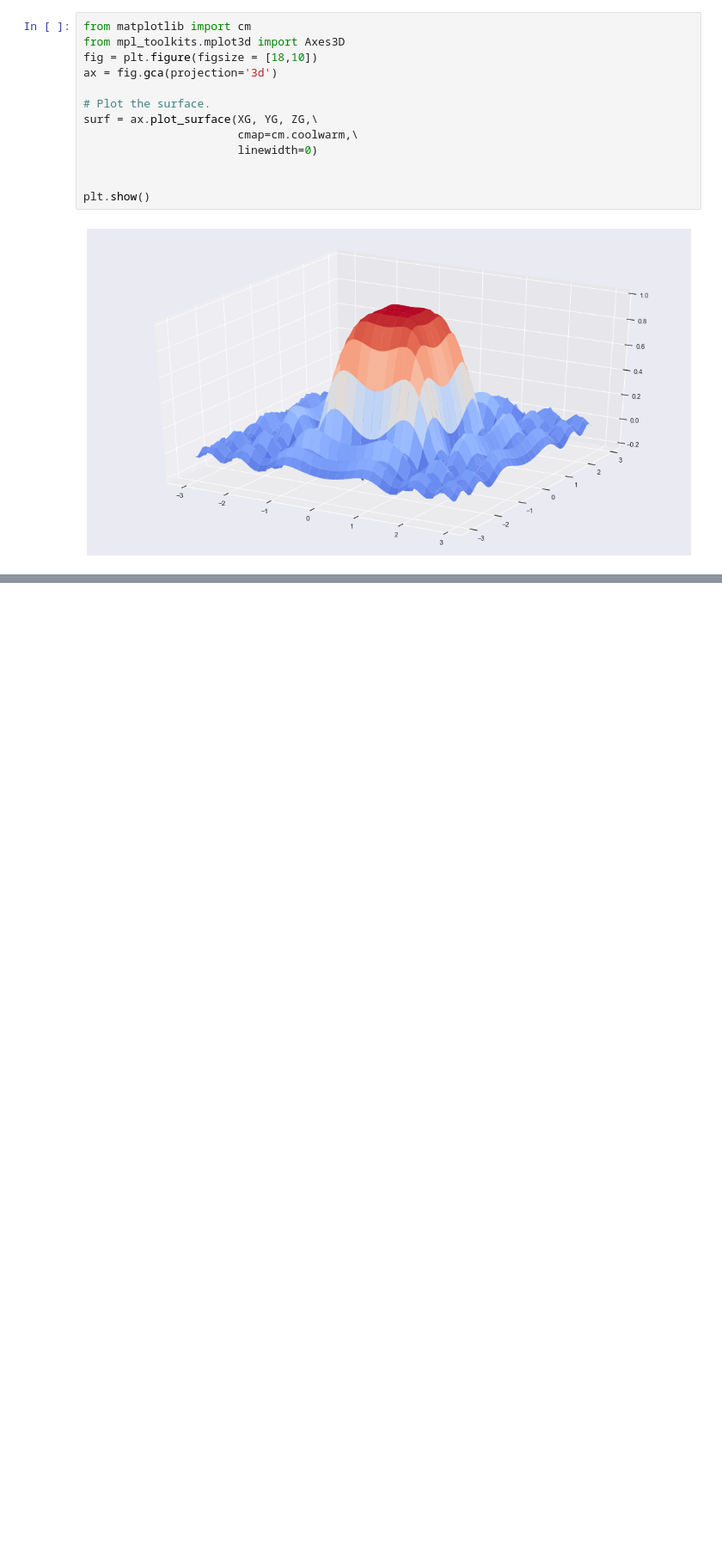
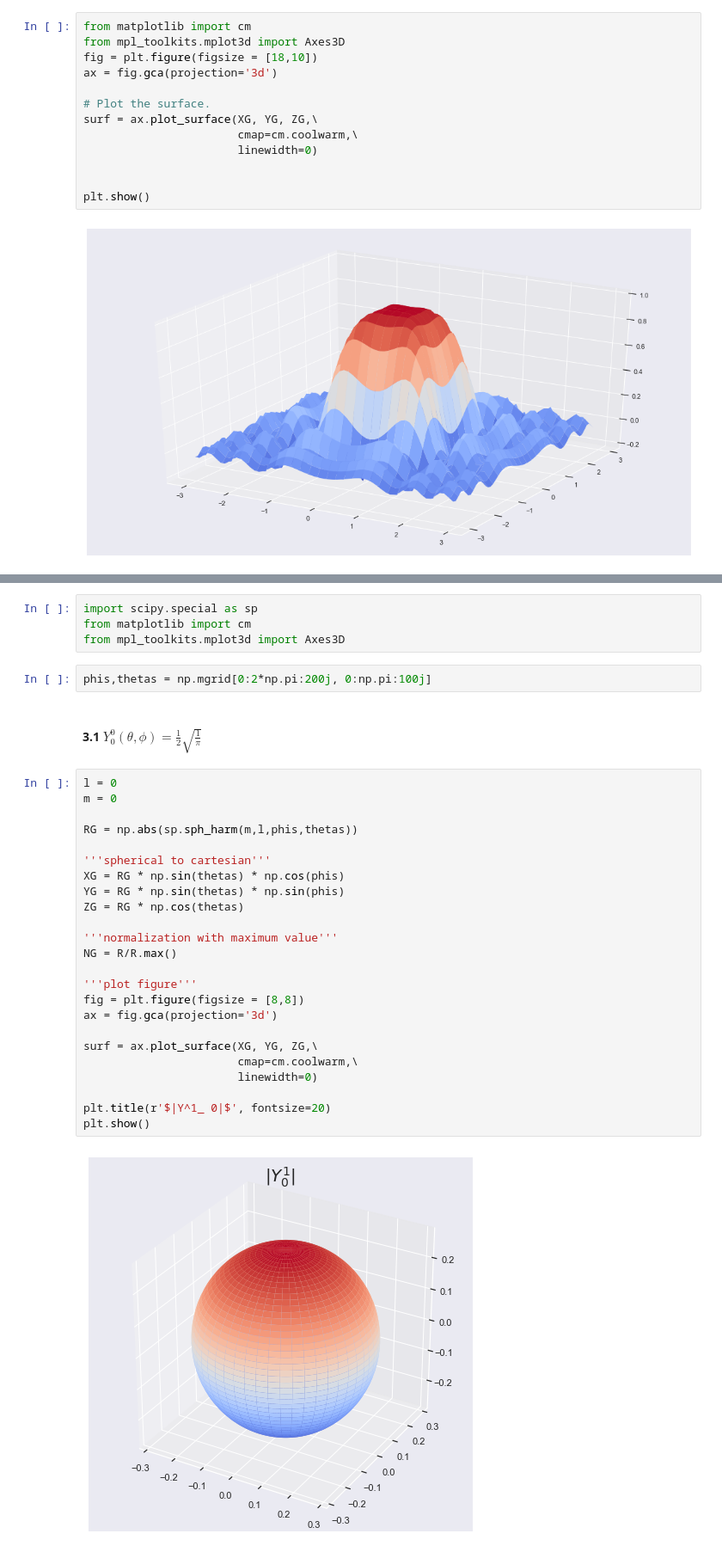
Before and after one commit to npshub/numpy, a Jupyter notebook: 3.Meshgrid.ipynb, the cells around one changed output, grey strips where cells are left out. Shown at 86% size. Saved outputs shown, nothing was run; the diff lists cells and outputs as text; blank space fills up the shorter version.

Commit message:
spherical harmonics

```diff
--- a/3.Meshgrid.ipynb
+++ b/3.Meshgrid.ipynb
@@ -148,0 +161,34 @@ plt.show()
+# %%
+import scipy.special as sp
+from matplotlib import cm
+from mpl_toolkits.mplot3d import Axes3D
+# %%
+phis,thetas = np.mgrid[0:2*np.pi:200j, 0:np.pi:100j]
+# %% [markdown]
+####  3.1 $Y_0^0(\theta, \phi) = \frac{1}{2} \sqrt{\frac{1}{\pi}}$
+# %%
+l = 0
+m = 0
+
+RG = np.abs(sp.sph_harm(m,l,phis,thetas))
+
+'''spherical to cartesian'''
+XG = RG * np.sin(thetas) * np.cos(phis)
+YG = RG * np.sin(thetas) * np.sin(phis)
+ZG = RG * np.cos(thetas)
+
+'''normalization with maximum value'''
+NG = R/R.max()
+
+'''plot figure'''
+fig = plt.figure(figsize = [8,8])
+ax = fig.gca(projection='3d')
+
+surf = ax.plot_surface(XG, YG, ZG,\
+                       cmap=cm.coolwarm,\
+                       linewidth=0)
+
+plt.title(r'$|Y^1_ 0|$', fontsize=20)
+plt.show()
+# %% [output]
+[figure, added]
```
Also changed, not shown: parts of 7 cells of this notebook.
